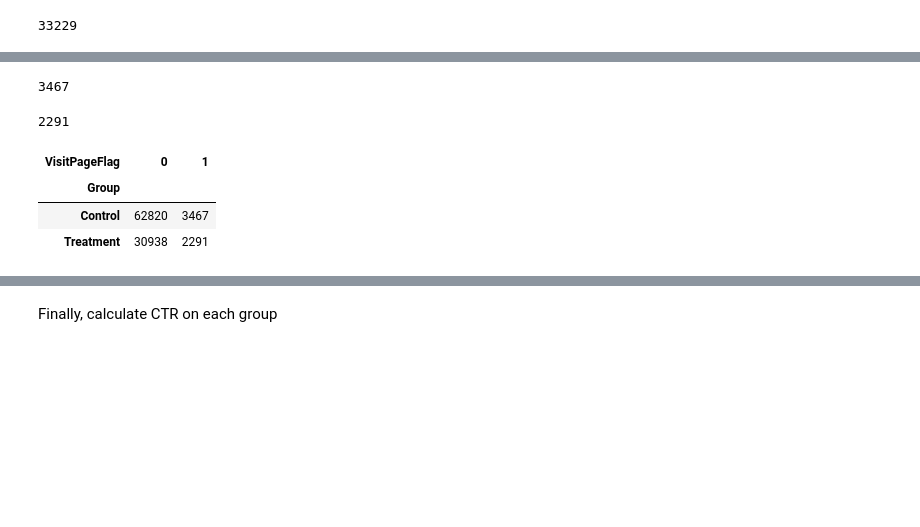
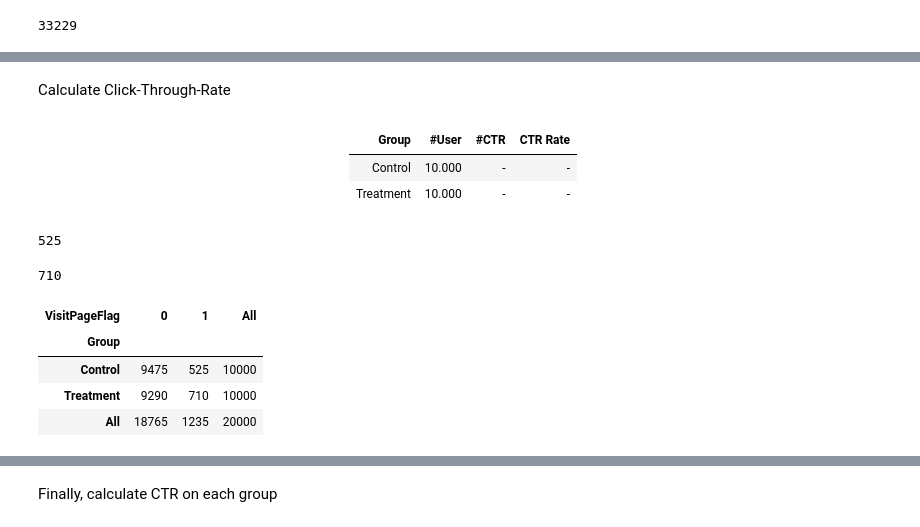
Before and after one commit to uyunmubarak/ab-testing-grocery-website, a Jupyter notebook: website_grocery.ipynb, the cells around one changed output, grey strips where cells are left out. Drawn from its saved outputs; the diff is of its cells as text; code cells hidden in the pictures; blank space fills up the shorter version.

```diff
--- a/website_grocery.ipynb
+++ b/website_grocery.ipynb
@@ -184,0 +190,9 @@ n_treatment
+# %%
+#initialization the number of sample
+n = 10_000
+# %%
+#choose sample on control
+sample_data_control = data[data['Group']=='Control'].sample(n = n,
+                                                              replace = False)
+#show sample on control
+sample_data_control
@@ -184,0 +213,6 @@ n_treatment
+# %%
+#choose sample on treatment
+sample_data_treatment = data[data['Group']=='Treatment'].sample(n = n,
+                                                              replace = False)
+#show sample on treatment
+sample_data_treatment
@@ -185,27 +233,42 @@ n_treatment
+# %% [markdown]
+Calculate Click-Through-Rate
+# %% [markdown]
+<center>
+
+|Group|#User|#CTR|CTR Rate
+|:--|:--:|:--:|:--:|
+|Control|10.000|-|-|
+|Treatment|10.000|-|-|
+
+</center>
 # %%
 #find control group that is CTR
-data_control_ctr = data[(data['VisitPageFlag'] == 1) & (data['Group'] == 'Control')]
+data_control_ctr = sample_data_control[(sample_data_control['VisitPageFlag'] == 1)]
 
 #length of CTR on control group
 n_control_ctr = len(data_control_ctr)
 n_control_ctr
 # %% [output]
-3467
+525
 # %%
 #find treatment group that is CTR
-data_treatment_ctr = data[(data['VisitPageFlag'] == 1) & (data['Group'] == 'Treatment')]
+data_treatment_ctr = sample_data_treatment[(sample_data_treatment['VisitPageFlag'] == 1)]
 
 #length of CTR on treatment group
 n_treatment_ctr = len(data_treatment_ctr)
 n_treatment_ctr
 # %% [output]
-2291
+710
 # %%
+#merge sample data control and treatment
+data_sample = pd.concat([sample_data_control, sample_data_treatment], ignore_index=True)
+
 #comparing the Control and Treatment Group on VisitPageFlag
-group_with_visitPage = pd.crosstab(data['Group'], data['VisitPageFlag'])
+group_with_visitPage = pd.crosstab(data_sample['Group'], data_sample['VisitPageFlag'], margins=True)
 group_with_visitPage
 # %% [output]
-| VisitPageFlag | 0 | 1 |
-| Group |  |  |
-| Control | 62820 | 3467 |
-| Treatment | 30938 | 2291 |
+| VisitPageFlag | 0 | 1 | All |
+| Group |  |  |  |
+| Control | 9475 | 525 | 10000 |
+| Treatment | 9290 | 710 | 10000 |
+| All | 18765 | 1235 | 20000 |
```
Also changed, not shown: parts of 28 cells of this notebook.
